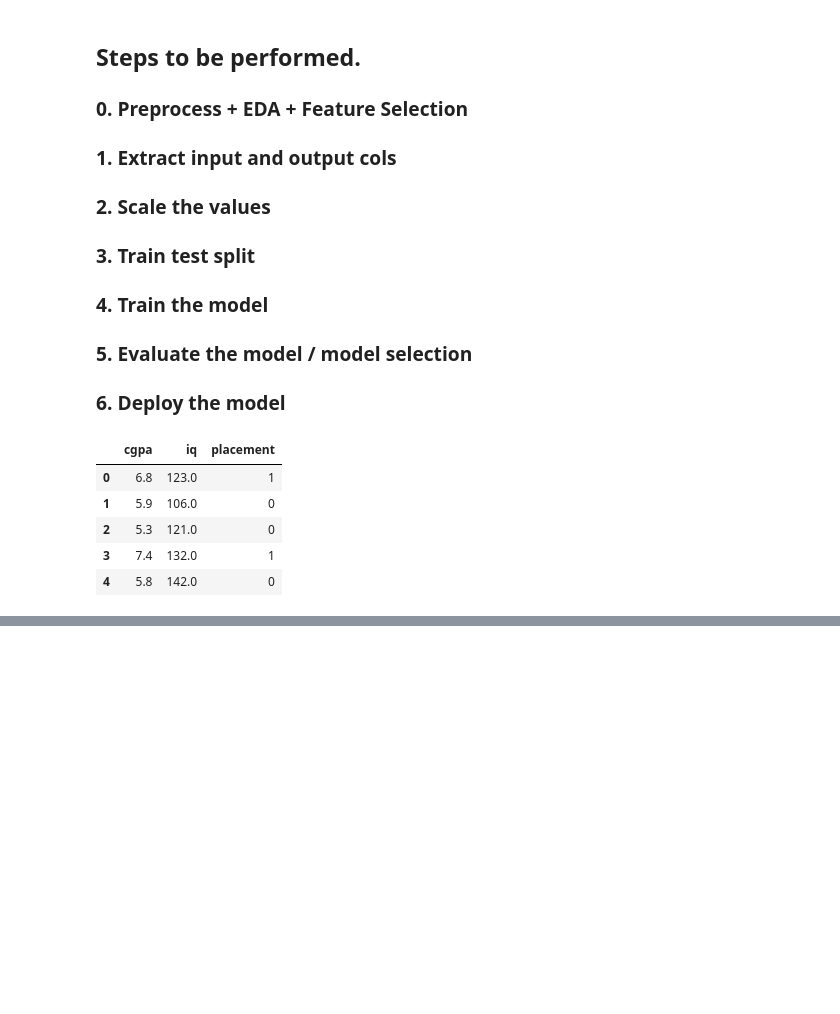
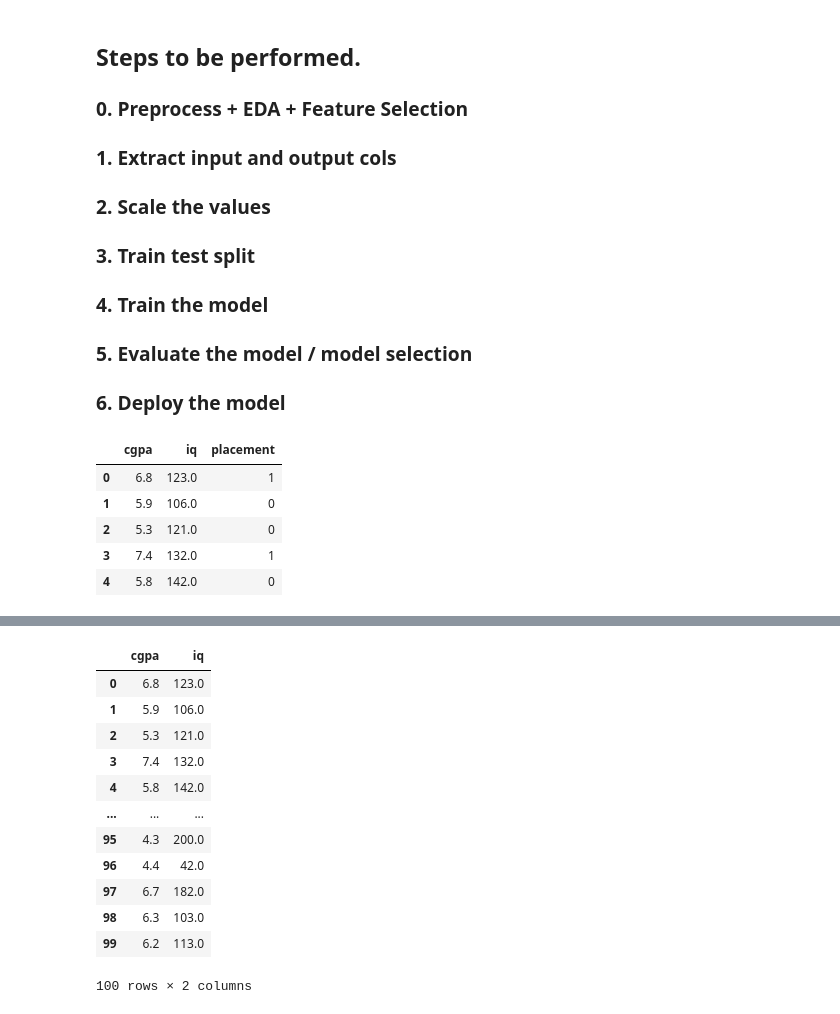
Before and after one commit to UKharecha/Placement-Project, a Jupyter notebook: Toy.ipynb, the cells around one changed output, grey strips where cells are left out. Saved outputs shown, nothing was run; the diff lists cells and outputs as text; code cells hidden in the pictures; blank space fills up the shorter version.

```diff
--- a/Toy.ipynb
+++ b/Toy.ipynb
@@ -41,0 +51,24 @@ df.head()
+# %%
+# 2. Extracting Input and Output Columns.
+
+# We will divide the data in Input and Output.
+
+X = df.iloc[:,0:2]     # Over here X (Input) is a independent columns ie. cgpa, iq.
+y = df.iloc[:,-1]      # Over here y (Output) is a dependent column ie. placement.
+# %%
+# To see we have the divided data
+X
+# %% [output]
+|  | cgpa | iq |
+| 0 | 6.8 | 123.0 |
+| 1 | 5.9 | 106.0 |
+| 2 | 5.3 | 121.0 |
+| 3 | 7.4 | 132.0 |
+| 4 | 5.8 | 142.0 |
+| ... | ... | ... |
+| 95 | 4.3 | 200.0 |
+| 96 | 4.4 | 42.0 |
+| 97 | 6.7 | 182.0 |
+| 98 | 6.3 | 103.0 |
+| 99 | 6.2 | 113.0 |
+100 rows × 2 columns
```
Also changed, not shown: parts of 5 cells of this notebook.
